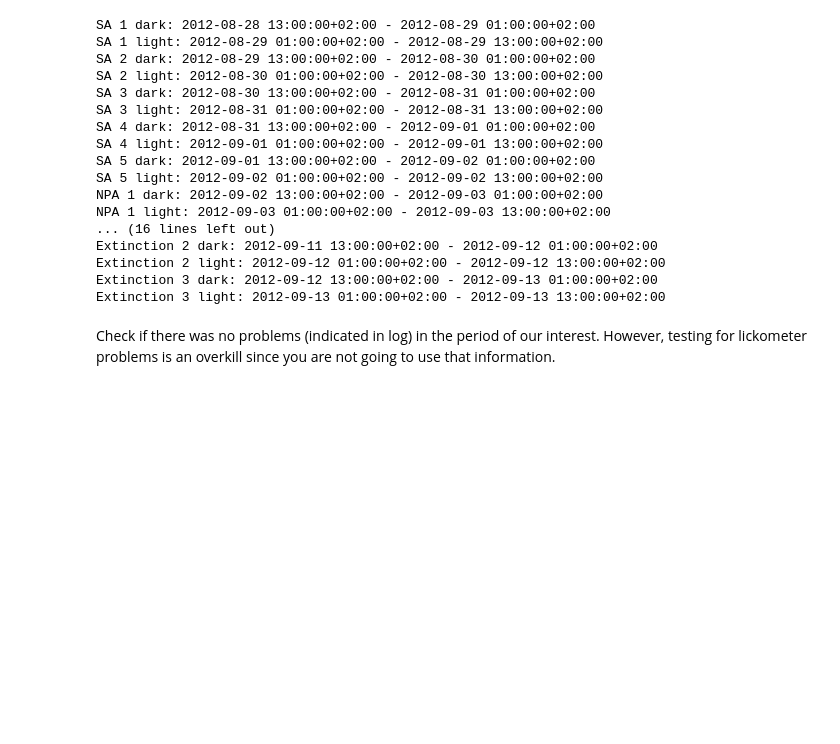
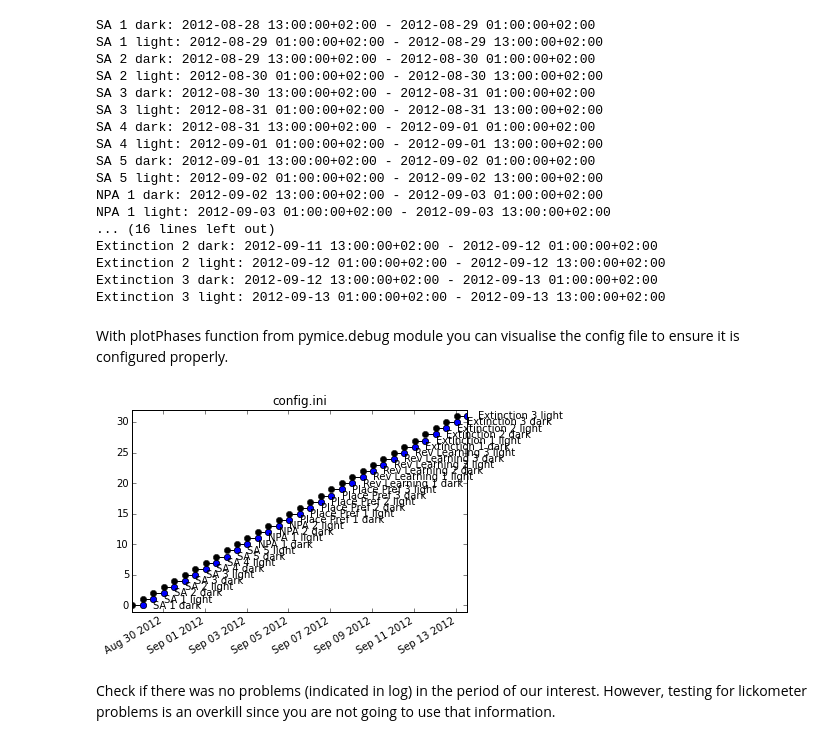
Before and after one commit to Neuroinflab/PyMICE, a Jupyter notebook: tutorial/Tutorial - plot replication.ipynb, the cells around one changed output. Saved outputs shown, nothing was run; the diff lists cells and outputs as text; code cells hidden in the pictures; blank space fills up the shorter version.

```diff
--- a/tutorial/Tutorial - plot replication.ipynb
+++ b/tutorial/Tutorial - plot replication.ipynb
@@ -58,6 +58,15 @@ Extinction 2 dark: 2012-09-11 13:00:00+02:00 - 2012-09-12 01:00:00+02:00
 Extinction 2 light: 2012-09-12 01:00:00+02:00 - 2012-09-12 13:00:00+02:00
 Extinction 3 dark: 2012-09-12 13:00:00+02:00 - 2012-09-13 01:00:00+02:00
 Extinction 3 light: 2012-09-13 01:00:00+02:00 - 2012-09-13 13:00:00+02:00
+# %% [markdown]
+With plotPhases function from pymice.debug module you can visualise the config file to ensure it is configured properly.
+# %%
+%matplotlib inline
+
+import pymice.debug as pmd
+_ = pmd.plotPhases(ec)
+# %% [output]
+[figure, added]
 # %% [markdown]
 Check if there was no problems (indicated in log) in the period of our interest. However, testing for lickometer problems is an overkill since you are not going to use that information.
 # %%
```
Also changed, not shown: parts of 4 cells of this notebook, 1 other file.
